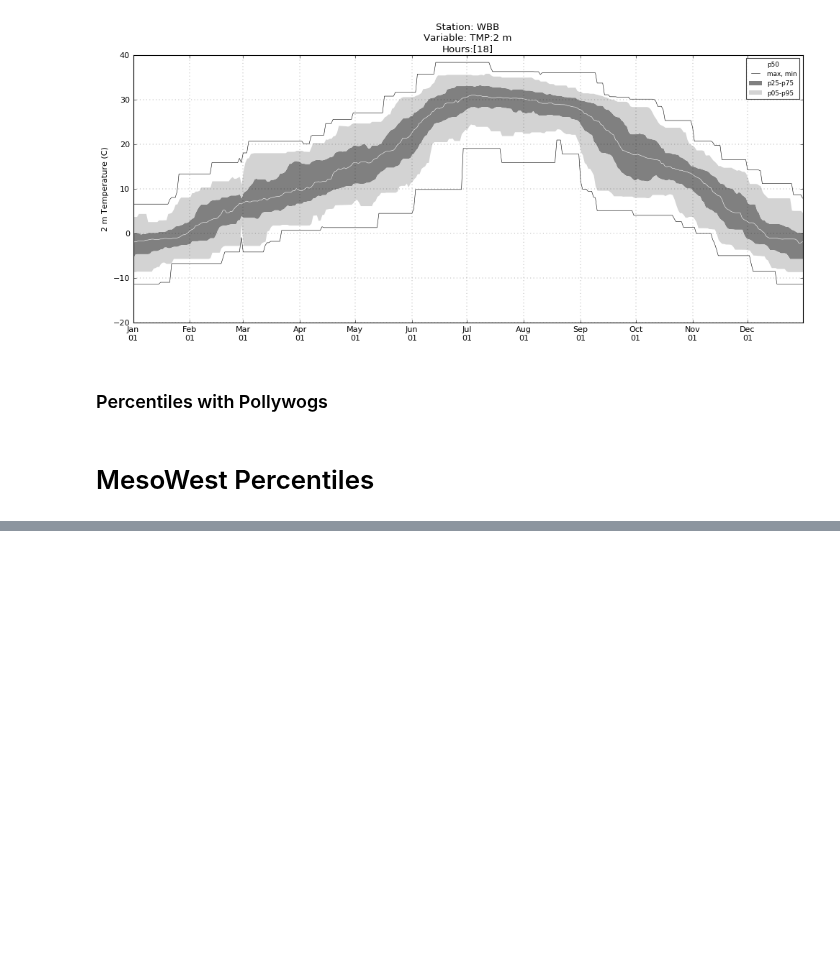
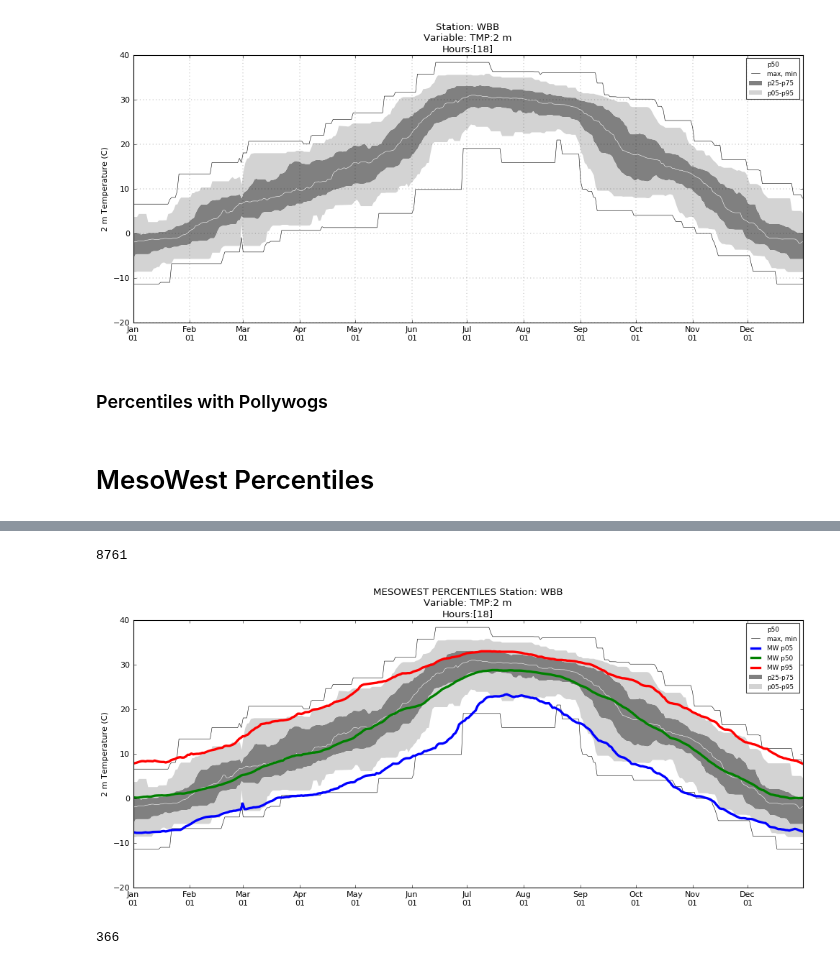
Before and after one commit to blaylockbk/pyBKB_v2, a Jupyter notebook: OpenScienceGrid/plot_OSG_statistics_TimeSeries.ipynb, the cells around one changed output, grey strips where cells are left out. Saved outputs shown, nothing was run; the diff lists cells and outputs as text; code cells hidden in the pictures; blank space fills up the shorter version.

```diff
--- a/OpenScienceGrid/plot_OSG_statistics_TimeSeries.ipynb
+++ b/OpenScienceGrid/plot_OSG_statistics_TimeSeries.ipynb
@@ -409,8 +411,8 @@ if plot_POLYWOG:
 import json
 import urllib2
 
-start = '010100' # mmddhh
-end = '123123'   # mmddhh
+start = sDATE.strftime('%m%d%H') # mmddhh
+end = eDATE.strftime('%m%d%H')   # mmddhh
 URL = 'http://dev2.mesowest.net:8089/percentiles?' \
     + '&token=demotoken' \
     + '&start=' + start \
@@ -437,4 +439,4 @@ p95 = all_per[:,5]
 p100 = all_per[:,6]
 # %%
 per_dates = np.array(data['STATION'][0]['PERCENTILES']['date_time'])
-DATES = np.array([datetime(2016, int(d[0:2]), int(d[2:4]), int(d[4:6])) for d in per_dates])
+MW_DATES = np.array([datetime(2016, int(d[0:2]), int(d[2:4]), int(d[4:6])) for d in per_dates])
@@ -461,0 +443,67 @@ plt.savefig('./figs/TS_%s_%s_p05p50p95_realMW' % (stn, var.replace(':', '').repl
+# %%
+len(MW_DATES)
+# %% [output]
+8761
+# %%
+
+plt.fill_between(DATES, HTS['p25'], HTS['p75'], facecolor='grey', linewidth=0, label='p25-p75')
+plt.fill_between(DATES, HTS['p75'], HTS['p95'], facecolor='lightgrey', linewidth=0, label='p05-p95')
+plt.fill_between(DATES, HTS['p05'], HTS['p25'], facecolor='lightgrey', linewidth=0)
+plt.plot(DATES, HTS['p50'], color='w', lw=.5, label='p50')
+plt.plot(DATES, HTS['p100'], color='k', lw=.5, label='max, min')
+plt.plot(DATES, HTS['p00'], color='k', lw=.5)
+
+plt.title('Station: %s\nVariable: %s\nHours:%s' % (stn, var, hours))
+plt.ylabel(ylabel)
+
+plt.gca().xaxis.set_major_formatter(formatter)
+
+if plot_MW:
+    plt.plot(MW_DATES, a[MWvar], label='MesoWest', color='red', lw=3)
+
+if plot_HRRR:
+    plt.plot(HRRR_DATES, HRRR_val, color='orange', label='HRRR f00', lw=3.5)
+
+plt.xlim([sPLOT, ePLOT])
+plt.legend()
+plt.grid()
+
+if len(hours) == 1:
+    # hour of day to plot
+    hh = hours[0]
+    # plot every nth hour (use 1 for every hour, use 24 for every day)
+    nth = 24
+else:
+    hh = hours[0]
+    nth = 24/len(hours)
+
+#plt.plot(MW_DATES[range(hh, len(MW_DATES), nth)], p00[range(hh, len(MW_DATES), nth)], label='p00')
+plt.plot(MW_DATES[range(hh, len(MW_DATES), nth)], p05[range(hh, len(MW_DATES), nth)],
+         label='MW p05',
+         lw=3)
+plt.plot(MW_DATES[range(hh, len(MW_DATES), nth)], p50[range(hh, len(MW_DATES), nth)],
+         label='MW p50',
+         lw=3)
+plt.plot(MW_DATES[range(hh, len(MW_DATES), nth)], p95[range(hh, len(MW_DATES), nth)],
+         label='MW p95',
+         lw=3)
+#plt.plot(MW_DATES[range(hh, len(MW_DATES), nth)], p100[range(hh, len(MW_DATES), nth)], label='p100')
+
+plt.title('MESOWEST PERCENTILES Station: %s\nVariable: %s\nHours:%s' % (stn, var, hours))
+
+
+plt.gca().xaxis.set_major_formatter(formatter)
+
+if plot_MW:
+    plt.plot(MW_DATES, a[MWvar], label='MesoWest', color='k', lw=0.4)
+
+plt.xlim([sPLOT, ePLOT])
+plt.legend()
+plt.grid()
+plt.savefig('./figs/TS_%s_%s_p05p50p95_realMW' % (stn, var.replace(':', '').replace(' ', '')))
+# %% [output]
+[figure, added]
+# %%
+len(DATES)
+# %% [output]
+366
```
Also changed, not shown: parts of 8 cells of this notebook, 8 other files.
